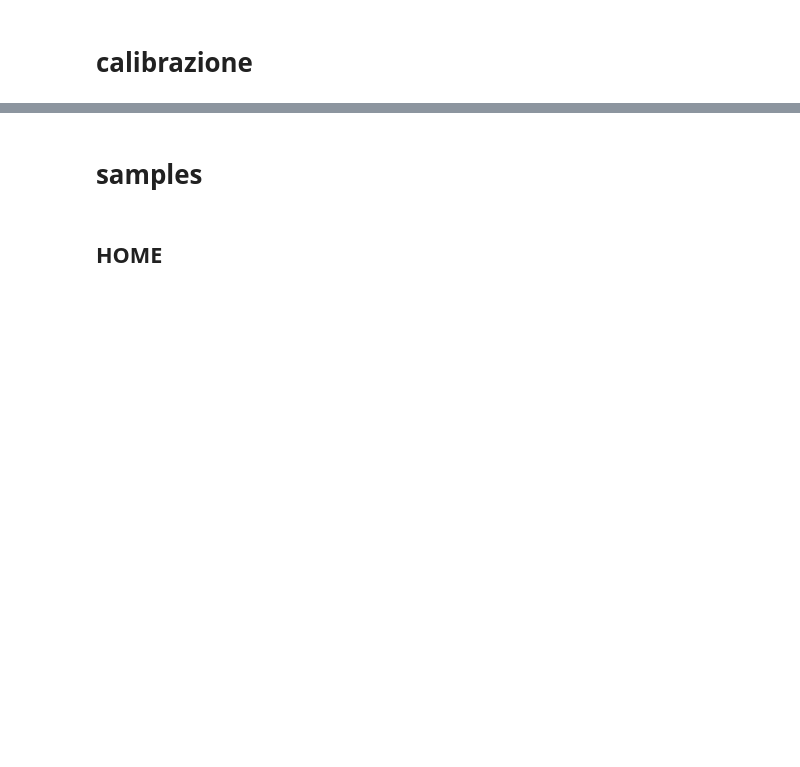
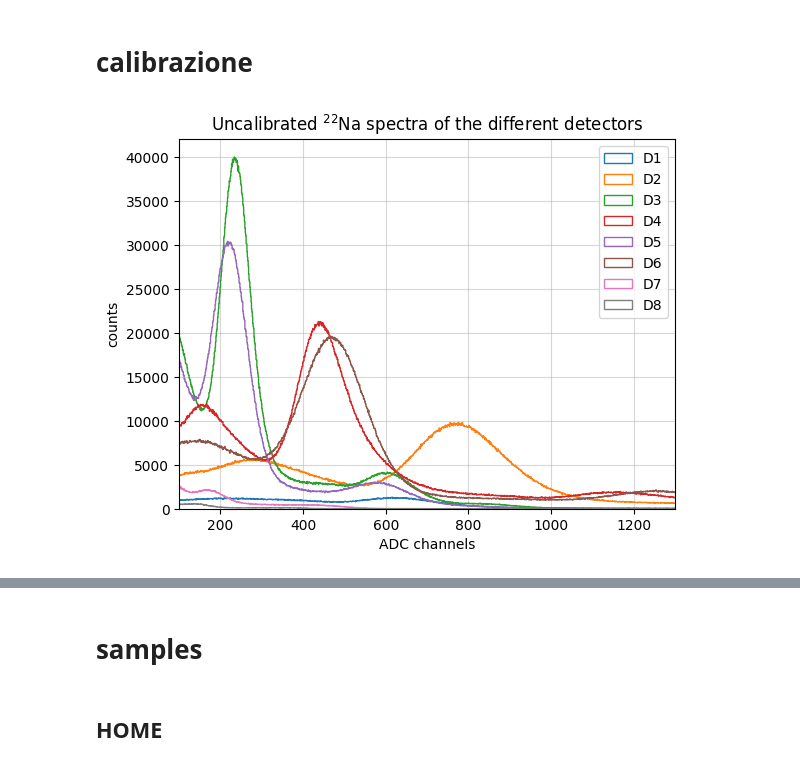
Before and after one commit to b3n3d3tt4/imaging, a Jupyter notebook: analisi.ipynb, the cells around one changed output, grey strips where cells are left out. Cells and saved outputs as stored; diff of their text form; code cells hidden in the pictures; blank space fills up the shorter version.

```diff
--- a/analisi.ipynb
+++ b/analisi.ipynb
@@ -38,24 +40,27 @@ d6 = np.asarray(D6['Data_R;3']['Energy'].array())
 d7 = np.asarray(D7['Data_R;2']['Energy'].array())
 d8 = np.asarray(D8['Data_R;2']['Energy'].array())
 # %%
-# plt.hist(d1, bins=int(d1.max()), histtype='step', label='D1')
-# plt.hist(d2, bins=int(d2.max()), histtype='step', label='D2')
-# plt.hist(d3, bins=int(d3.max()), histtype='step', label='D3')
-# plt.hist(d4, bins=int(d4.max()), histtype='step', label='D4')
-# plt.hist(d5, bins=int(d5.max()), histtype='step', label='D5')
-# plt.hist(d6, bins=int(d6.max()), histtype='step', label='D6')
+plt.hist(d1, bins=int(d1.max()), histtype='step', label='D1')
+plt.hist(d2, bins=int(d2.max()), histtype='step', label='D2')
+plt.hist(d3, bins=int(d3.max()), histtype='step', label='D3')
+plt.hist(d4, bins=int(d4.max()), histtype='step', label='D4')
+plt.hist(d5, bins=int(d5.max()), histtype='step', label='D5')
+plt.hist(d6, bins=int(d6.max()), histtype='step', label='D6')
 plt.hist(d7, bins=int(d7.max()), histtype='step', label='D7')
-# plt.hist(d8, bins=int(d8.max()), histtype='step', label='D8')
+plt.hist(d8, bins=int(d8.max()), histtype='step', label='D8')
 plt.axvline(x=22.5, color='red')
 # plt.axvline(x=50, color='red')
 plt.title(r'Uncalibrated $^{22}$Na spectra of the different detectors')
 plt.xlabel('ADC channels')
 plt.ylabel('counts')
-plt.ylim(0, 2000)
-plt.xlim(250, 700)
+plt.ylim(0, 42000)
+plt.xlim(100, 1300)
 plt.grid(alpha=0.5)
 plt.legend()
+plt.savefig('grafici/uncalibrated_spectra.pdf',  format='pdf', dpi=500, bbox_inches='tight')
 plt.show()
+# %% [output]
+[figure, added]
 # %%
 print('D1 \nCompton')
 # d1normCom = bbb.normal(d1, xlabel='ADC channels', ylabel='counts', titolo=r'Fit of the of $^{22}$Na', xmin=500, xmax=750, x1=0, x2=3000, b=int(d1.max()), n=2)
```
Also changed, not shown: parts of 27 cells of this notebook.
